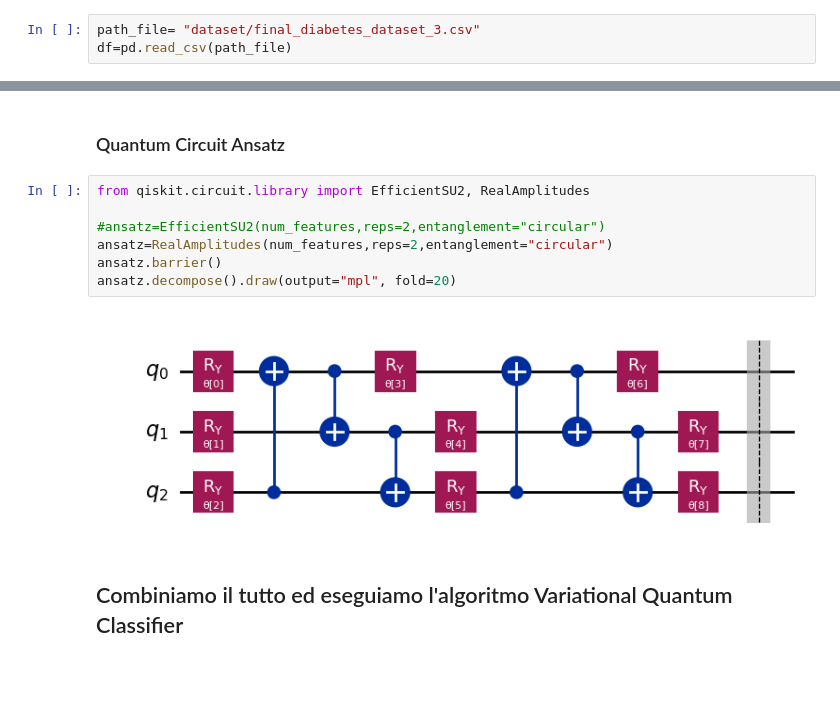
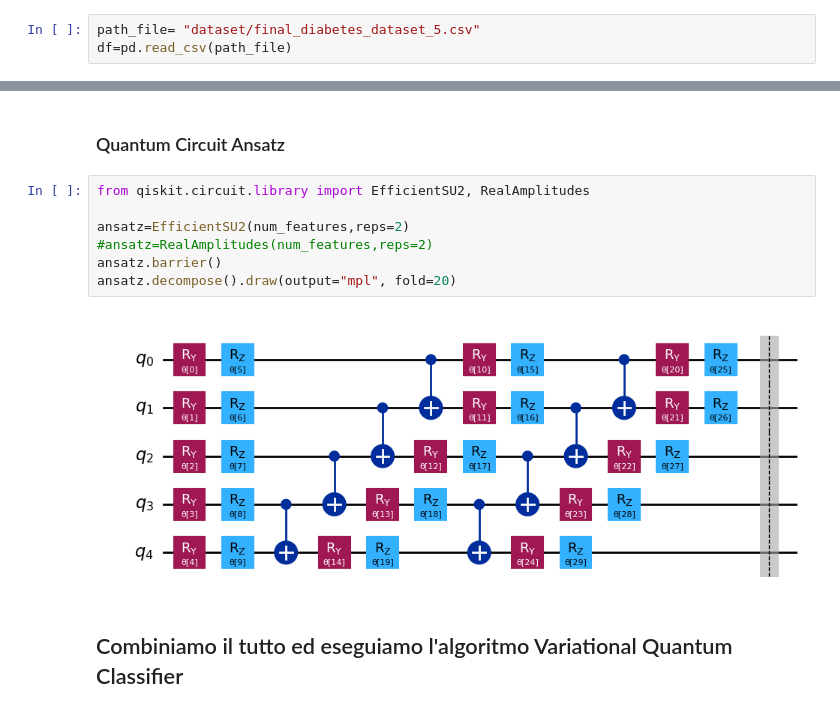
Before and after one commit to roccovardaro/vqc-diabetes-prediction, a Jupyter notebook: VQC.ipynb, the cells around one changed output, grey strips where cells are left out. Drawn from its saved outputs; the diff is of its cells as text; blank space fills up the shorter version.

```diff
--- a/VQC.ipynb
+++ b/VQC.ipynb
@@ -6,7 +11,7 @@ import numpy as np
 # %%
 label="Outcome"
 # %%
-path_file= "dataset/final_diabetes_dataset_3.csv"
+path_file= "dataset/final_diabetes_dataset_5.csv"
 df=pd.read_csv(path_file)
 # %%
 print(df.head())
@@ -64,12 +72,12 @@ feature_map.decompose().draw(output="mpl", fold=20)
 # %%
 from qiskit.circuit.library import EfficientSU2, RealAmplitudes
 
-#ansatz=EfficientSU2(num_features,reps=2,entanglement="circular")
-ansatz=RealAmplitudes(num_features,reps=2,entanglement="circular")
+ansatz=EfficientSU2(num_features,reps=2)
+#ansatz=RealAmplitudes(num_features,reps=2)
 ansatz.barrier()
 ansatz.decompose().draw(output="mpl", fold=20)
 # %% [output]
-[figure, old version]
+[figure, new version]
 # %% [markdown]
 ## Combiniamo il tutto ed eseguiamo l'algoritmo Variational Quantum Classifier
 # %%
```
Also changed, not shown: parts of 15 cells of this notebook, 1 other file.
